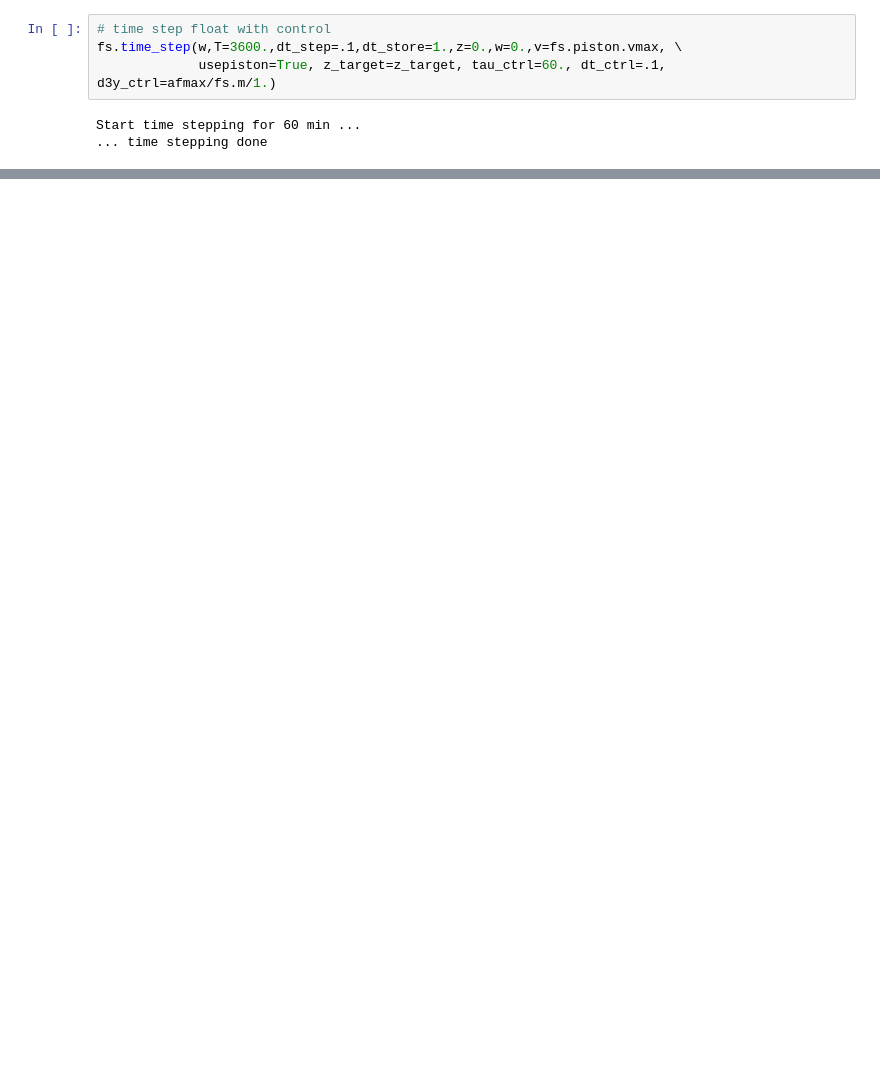
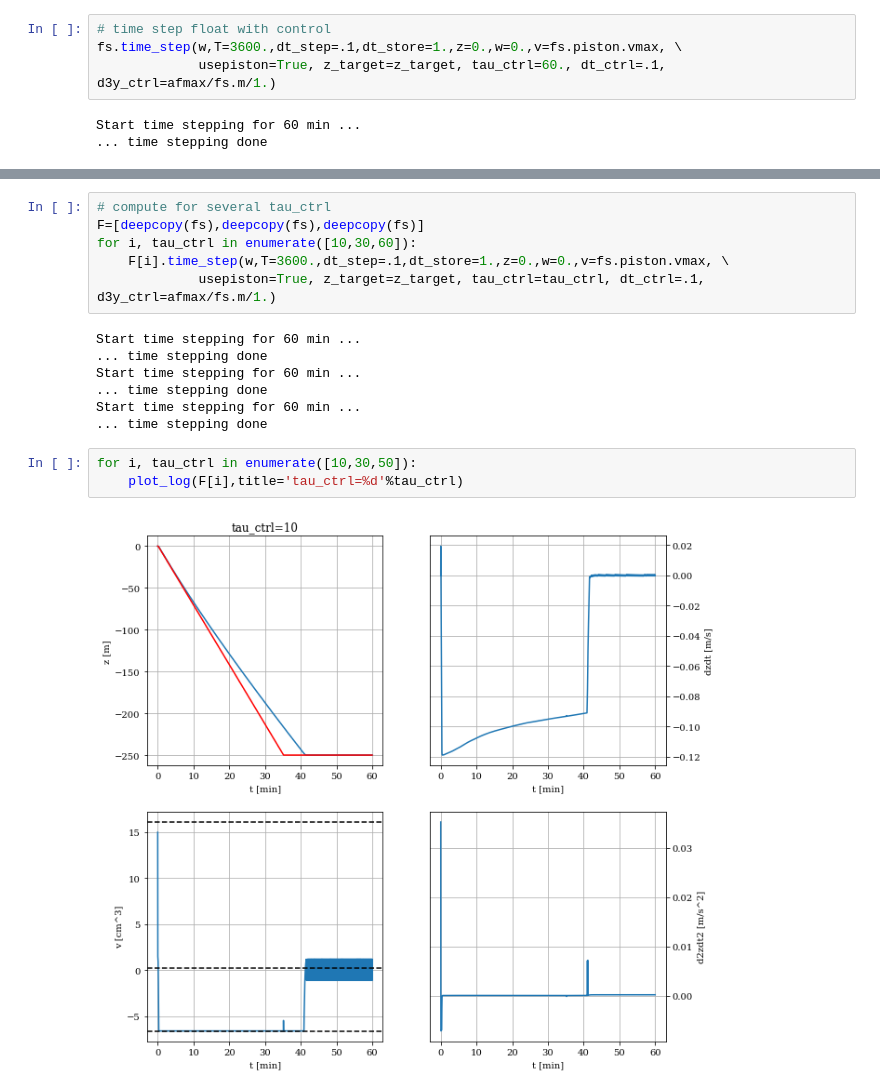
Before and after one commit to apatlpo/cognac, a Jupyter notebook: instrum/zcontrol_realistic.ipynb, the cells around one changed output, grey strips where cells are left out. Cells and saved outputs as stored; diff of their text form; blank space fills up the shorter version.

Commit message:
finetune choice of tau_ctrl

```diff
--- a/instrum/zcontrol_realistic.ipynb
+++ b/instrum/zcontrol_realistic.ipynb
@@ -516,0 +513,18 @@ ax.yaxis.tick_right()
+# %%
+# compute for several tau_ctrl
+F=[deepcopy(fs),deepcopy(fs),deepcopy(fs)]
+for i, tau_ctrl in enumerate([10,30,60]):
+    F[i].time_step(w,T=3600.,dt_step=.1,dt_store=1.,z=0.,w=0.,v=fs.piston.vmax, \
+             usepiston=True, z_target=z_target, tau_ctrl=tau_ctrl, dt_ctrl=.1, d3y_ctrl=afmax/fs.m/1.)
+# %% [output]
+Start time stepping for 60 min ...
+... time stepping done
+Start time stepping for 60 min ...
+... time stepping done
+Start time stepping for 60 min ...
+... time stepping done
+# %%
+for i, tau_ctrl in enumerate([10,30,50]):
+    plot_log(F[i],title='tau_ctrl=%d'%tau_ctrl)
+# %% [output]
+[figure, added]
```
Also changed, not shown: parts of 7 cells of this notebook.
